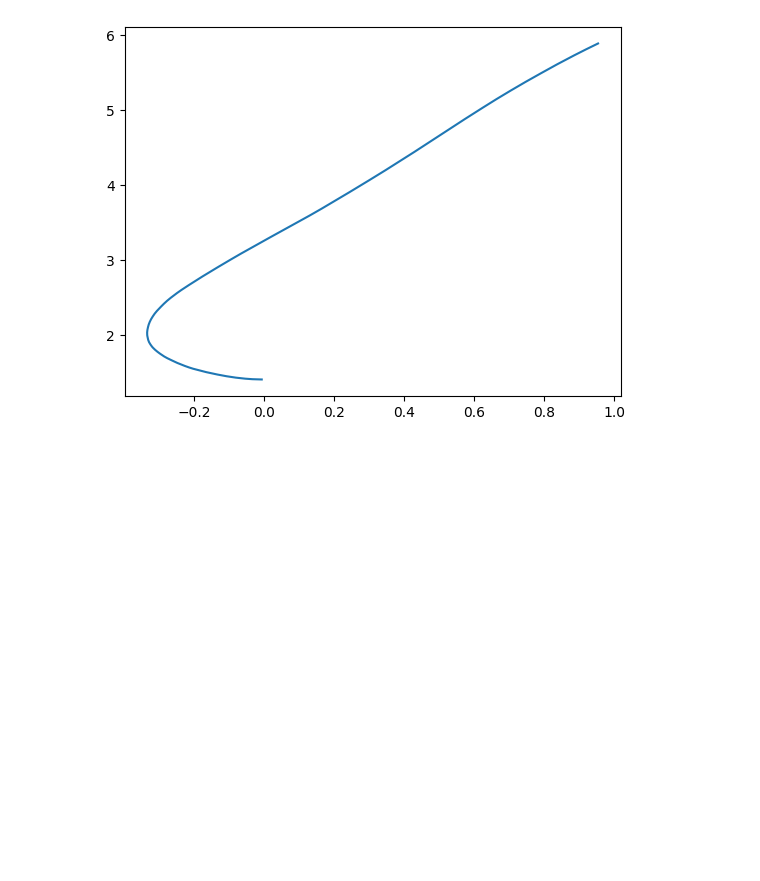
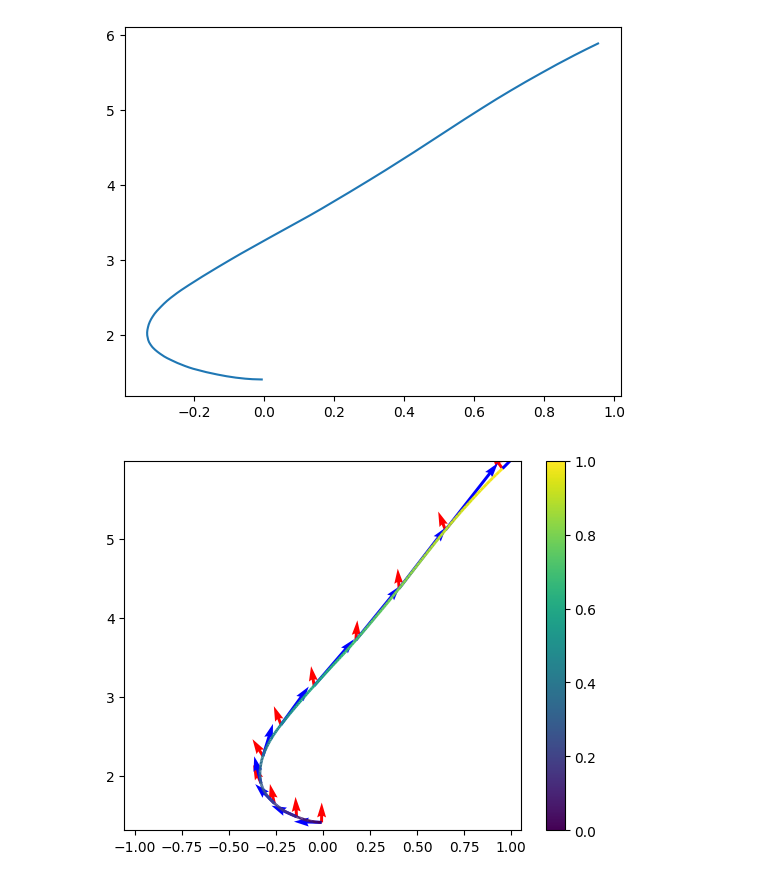
Before and after one commit to ITMO-NSS-team/EPDE, a Jupyter notebook: projects/control/visulization.ipynb, the cells around one changed output. Drawn from its saved outputs; the diff is of its cells as text; code cells hidden in the pictures; blank space fills up the shorter version.

```diff
--- a/projects/control/visulization.ipynb
+++ b/projects/control/visulization.ipynb
@@ -357,33 +357,34 @@ plt.show()
 from matplotlib.collections import LineCollection
 
 t    = np.arange(traj[1][0, :].size)
 y    = traj[1][0, :].reshape(-1)
 z    = traj[1][1, :].reshape(-1)
 cols = np.linspace(0,1, y.size)
-
 
 points = np.array([y, z]).T.reshape(-1, 1, 2)
 segments = np.concatenate([points[:-1], points[1:]], axis=1)
 
 fig, axs = plt.subplots() # 1, 1, sharex=True, sharey=True
 
 # Create a continuous norm to map from data points to colors
 norm = plt.Normalize(cols.min(), cols.max())
 lc = LineCollection(segments, cmap='viridis', norm=norm)
 # Set the values used for colormapping
 lc.set_array(cols)
 lc.set_linewidth(2)
 line = axs.add_collection(lc)
 fig.colorbar(line, ax=axs)
 
 eps = 0.1
 axs.set_xlim(-max(np.abs(y.min()), np.abs(y.max()))- eps, max(np.abs(y.min()), np.abs(y.max()))+eps)
 axs.set_ylim(z.min()-eps, z.max()+eps)
 
 every = int(traj[1][0, :].size / 10.)
 origins = np.stack([traj[1][0, :].reshape(-1)[::every], traj[1][1, :].reshape(-1)[::every]], axis = 0)
 
-plt.quiver(*origins, np.sin(traj[1][4, :][::every]), np.cos(traj[1][4, :][::every]), color='r', scale=10)
-plt.quiver(*origins, traj[1][2, :][::every], traj[1][3, :][::every], color='b', scale=5)
+plt.quiver(*origins, np.sin(traj[1][4, :][::every]), np.cos(traj[1][4, :][::every]), color='r', scale=20)
+plt.quiver(*origins, traj[1][2, :][::every], traj[1][3, :][::every], color='b', scale=10)
 
 plt.show()
+# %% [output]
+[figure, added]
```
Also changed, not shown: 11 other files.
